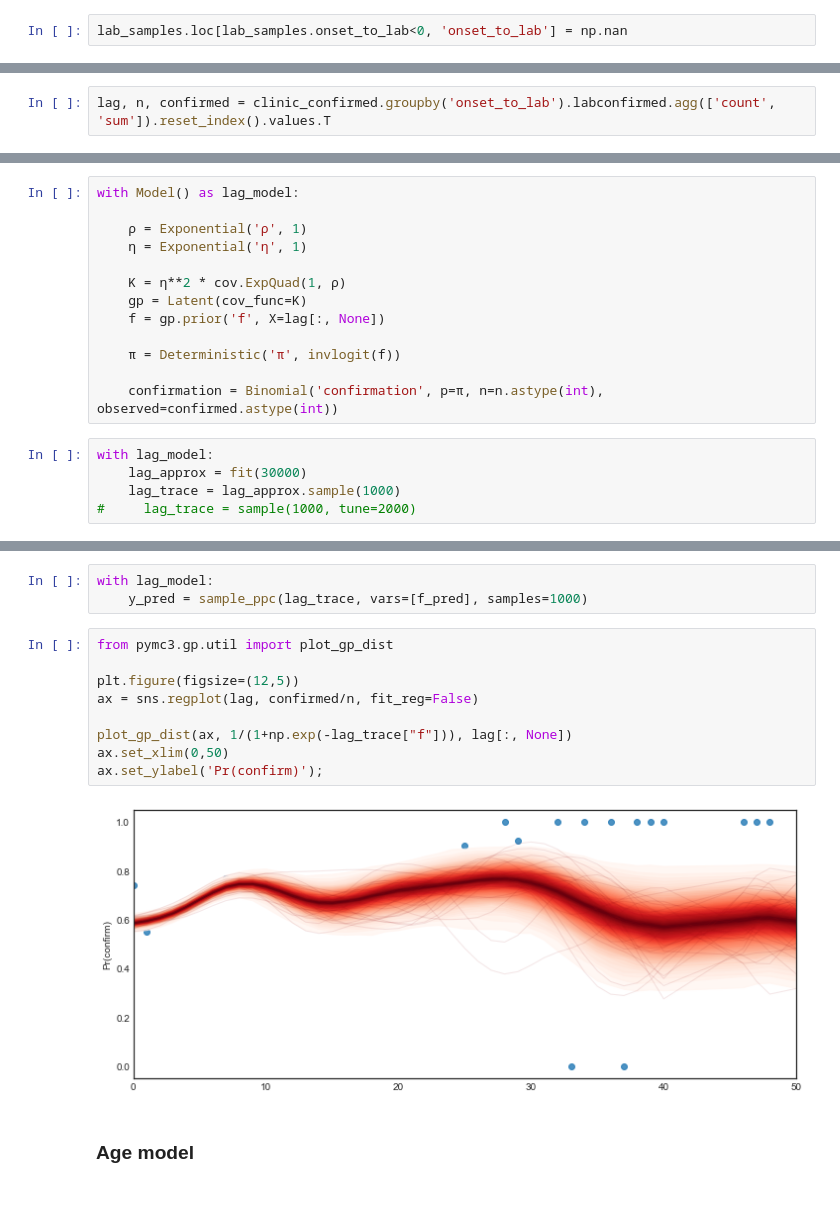
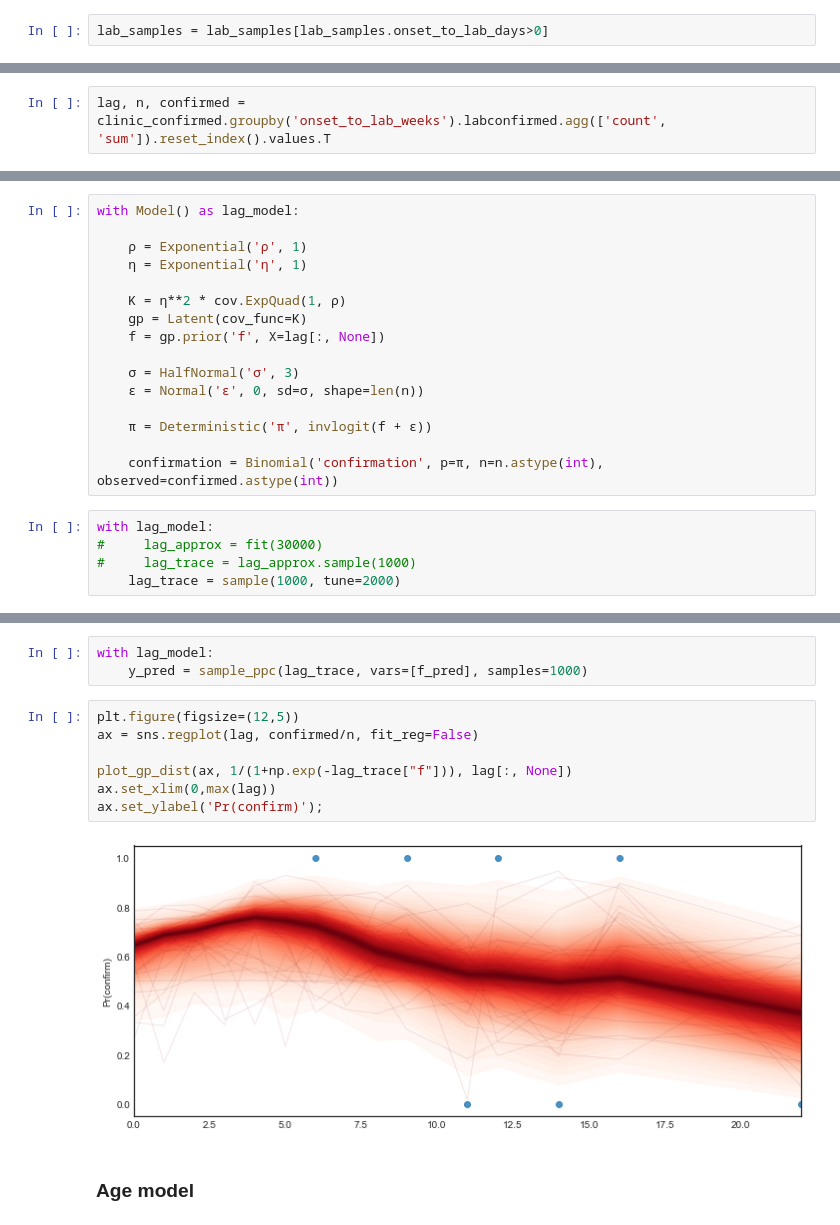
Before and after one commit to fonnesbeck/mongolia_measles, a Jupyter notebook: notebooks/Confirmation Rates (GP).ipynb, the cells around one changed output, grey strips where cells are left out. Cells and saved outputs as stored; diff of their text form; blank space fills up the shorter version.

```diff
--- a/notebooks/Confirmation Rates (GP).ipynb
+++ b/notebooks/Confirmation Rates (GP).ipynb
@@ -89,5 +87,5 @@ lab_samples['onset_to_lab'] = (lab_samples.date_lab - lab_samples.date_onset).dt
 # %% [markdown]
 Negative values for `onset_to_lab` treated as missing
 # %%
-lab_samples.loc[lab_samples.onset_to_lab<0, 'onset_to_lab'] = np.nan
+lab_samples = lab_samples[lab_samples.onset_to_lab_days>0]
 # %%
@@ -137,5 +137,5 @@ from pymc3.math import invprobit, invlogit
 import theano.tensor as tt
 from theano import shared
 # %%
-lag, n, confirmed = clinic_confirmed.groupby('onset_to_lab').labconfirmed.agg(['count', 'sum']).reset_index().values.T
+lag, n, confirmed = clinic_confirmed.groupby('onset_to_lab_weeks').labconfirmed.agg(['count', 'sum']).reset_index().values.T
 # %%
@@ -157,11 +167,14 @@ with Model() as lag_model:
     gp = Latent(cov_func=K)
     f = gp.prior('f', X=lag[:, None])
 
-    π = Deterministic('π', invlogit(f))
+    σ = HalfNormal('σ', 3)
+    ϵ = Normal('ϵ', 0, sd=σ, shape=len(n))
+
+    π = Deterministic('π', invlogit(f + ϵ))
 
     confirmation = Binomial('confirmation', p=π, n=n.astype(int), observed=confirmed.astype(int))
 # %%
 with lag_model:
-    lag_approx = fit(30000)
-    lag_trace = lag_approx.sample(1000)
-#     lag_trace = sample(1000, tune=2000)
+#     lag_approx = fit(30000)
+#     lag_trace = lag_approx.sample(1000)
+    lag_trace = sample(1000, tune=2000)
@@ -182,16 +203,14 @@ with lag_model:
 with lag_model:
     y_pred = sample_ppc(lag_trace, vars=[f_pred], samples=1000)
 # %%
-from pymc3.gp.util import plot_gp_dist
-
 plt.figure(figsize=(12,5))
 ax = sns.regplot(lag, confirmed/n, fit_reg=False)
 
 plot_gp_dist(ax, 1/(1+np.exp(-lag_trace["f"])), lag[:, None])
-ax.set_xlim(0,50)
+ax.set_xlim(0,max(lag))
 ax.set_ylabel('Pr(confirm)');
 # %% [output]
-[figure, old version]
+[figure, new version]
 # %% [markdown]
 ### Age model
 # %%
```
Also changed, not shown: parts of 33 cells of this notebook, 2 other files.
